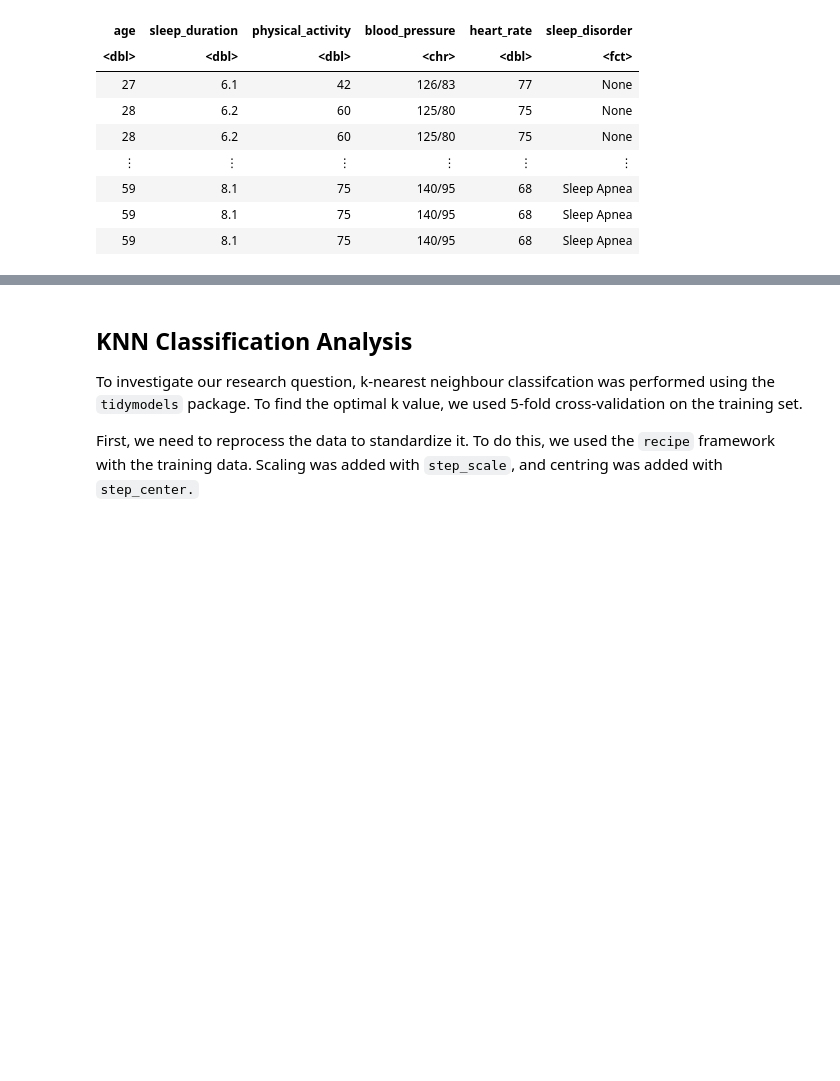
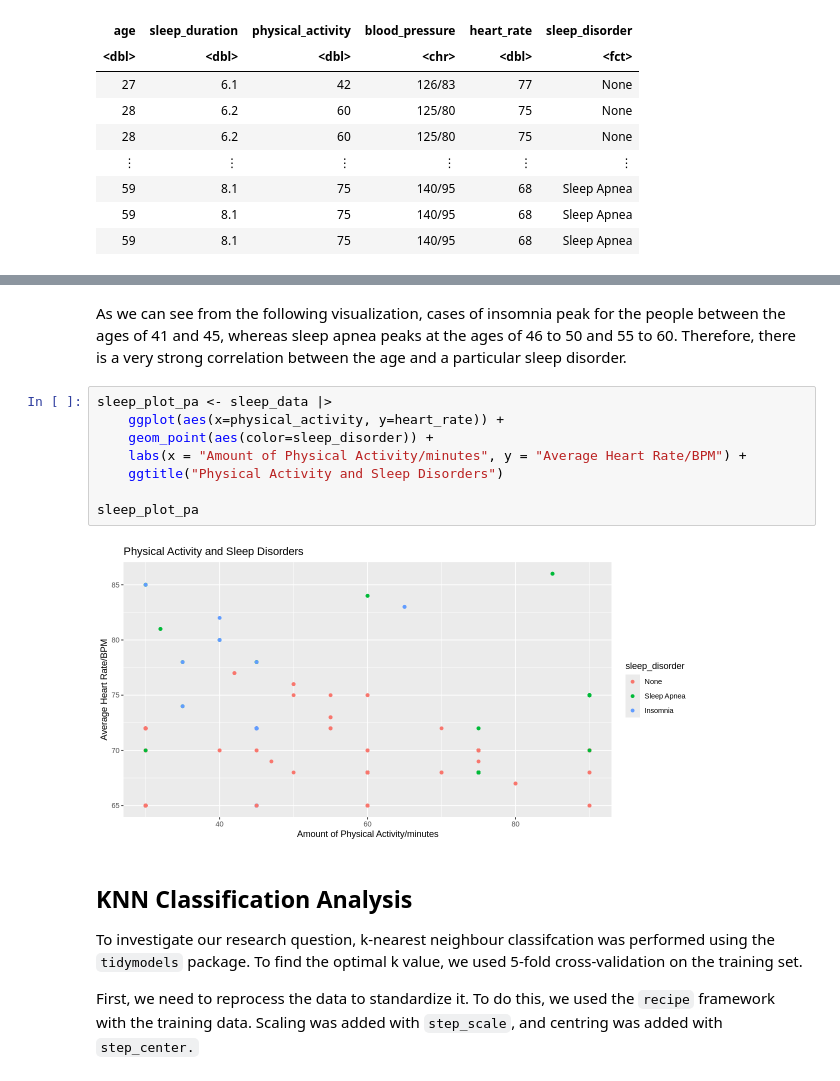
Before and after one commit to d-alex171/dsci-project, a Jupyter notebook: ProjectReport.ipynb, the cells around one changed output, grey strips where cells are left out. Cells and saved outputs as stored; diff of their text form; blank space fills up the shorter version.

```diff
--- a/ProjectReport.ipynb
+++ b/ProjectReport.ipynb
@@ -96,3 +118,15 @@ A tibble: 3 × 5
+# %% [markdown]
+As we can see from the following visualization, cases of insomnia peak for the people between the ages of 41 and  45, whereas sleep apnea peaks at the ages of 46 to 50 and 55 to 60. Therefore, there is a very strong correlation between the age and a particular sleep disorder.
+# %%
+sleep_plot_pa <- sleep_data |>
+    ggplot(aes(x=physical_activity, y=heart_rate)) +
+    geom_point(aes(color=sleep_disorder)) +
+    labs(x = "Amount of Physical Activity/minutes", y = "Average Heart Rate/BPM") +
+    ggtitle("Physical Activity and Sleep Disorders")
+
+sleep_plot_pa
+# %% [output]
+[figure, added]
 # %% [markdown]
 ## KNN Classification Analysis
 To investigate our research question, k-nearest neighbour classifcation was performed using the `tidymodels` package. To find the optimal k value, we used 5-fold cross-validation on the training set.
```
Also changed, not shown: parts of 7 cells of this notebook.
